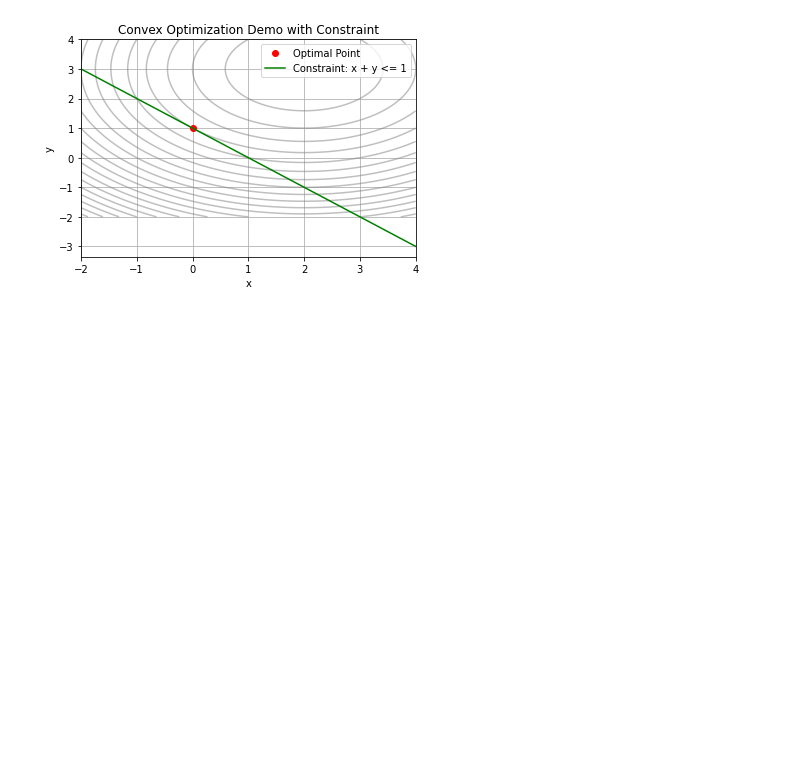
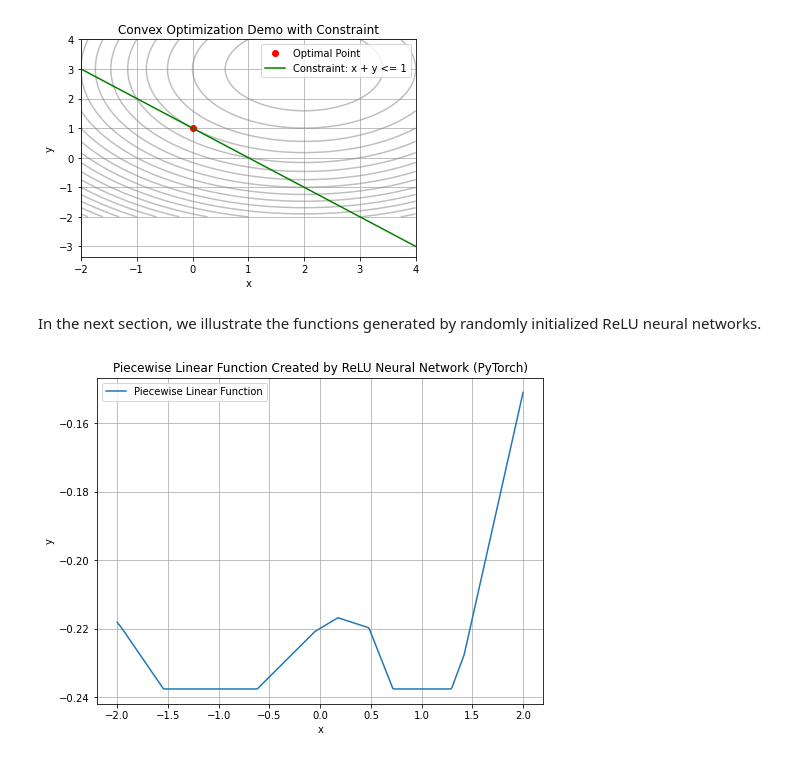
Before and after one commit to njbergam/regression-on-ice-LectureNotes, a Jupyter notebook: 2-linear.ipynb, the cells around one changed output. Saved outputs shown, nothing was run; the diff lists cells and outputs as text; code cells hidden in the pictures; blank space fills up the shorter version.

```diff
--- a/2-linear.ipynb
+++ b/2-linear.ipynb
@@ -111,3 +114,55 @@ Optimal value: 8.0
 Optimal x: -4.328407003662079e-17
 Optimal y: 1.0
 [figure]
+# %% [markdown]
+In the next section, we illustrate the functions generated by randomly initialized ReLU neural networks.
+# %%
+import torch
+import torch.nn as nn
+import numpy as np
+import matplotlib.pyplot as plt
+
+# Define a custom neural network class with flexible hidden layers
+class CustomNN(nn.Module):
+    def __init__(self, input_dim, hidden_dims, output_dim):
+        super(CustomNN, self).__init__()
+        layers = []
+        dims = [input_dim] + hidden_dims + [output_dim]
+        for i in range(len(dims) - 1):
+            layers.append(nn.Linear(dims[i], dims[i+1]))
+            if i < len(dims) - 2:
+                layers.append(nn.ReLU())
+        self.model = nn.Sequential(*layers)
+
+    def forward(self, x):
+        return self.model(x)
+
+# Create a PyTorch neural network with flexible hidden layers
+input_dim = 1  # Input dimension
+hidden_dims = [5, 5, 5]  # List of hidden layer dimensions
+output_dim = 1  # Output dimension
+
+model = CustomNN(input_dim, hidden_dims, output_dim)
+
+# Generate x values
+x_values = np.linspace(-2, 2, 400)
+
+# Convert x values to PyTorch tensors
+x_tensor = torch.Tensor(x_values).view(-1, 1)
+
+# Calculate the corresponding y values using the neural network
+with torch.no_grad():
+    y_tensor = model(x_tensor)
+    y_values = y_tensor.numpy()
+
+# Plot the piecewise linear function created by the ReLU network
+plt.figure(figsize=(8, 6))
+plt.plot(x_values, y_values, label="Piecewise Linear Function")
+plt.xlabel("x")
+plt.ylabel("y")
+plt.title("Piecewise Linear Function Created by ReLU Neural Network (PyTorch)")
+plt.grid(True)
+plt.legend()
+plt.show()
+# %% [output]
+[figure, added]
```
Also changed, not shown: parts of 6 cells of this notebook, 2 other files.
